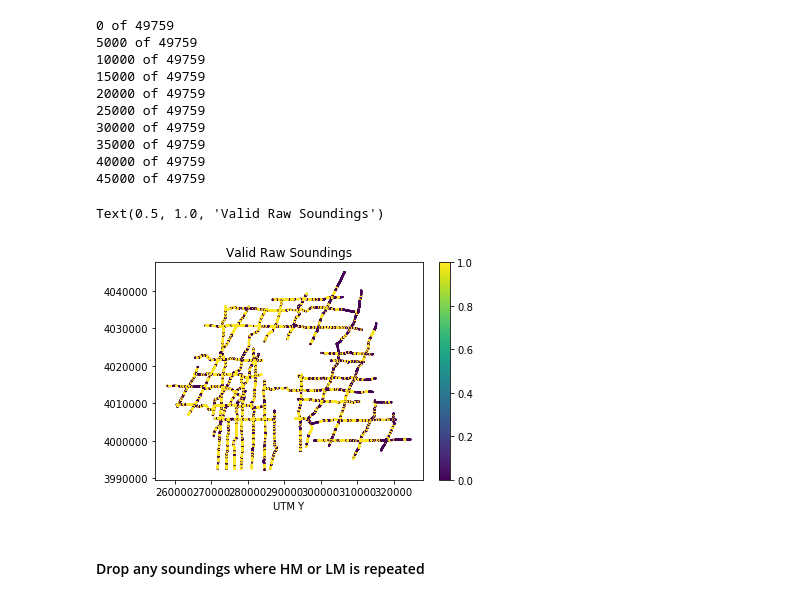
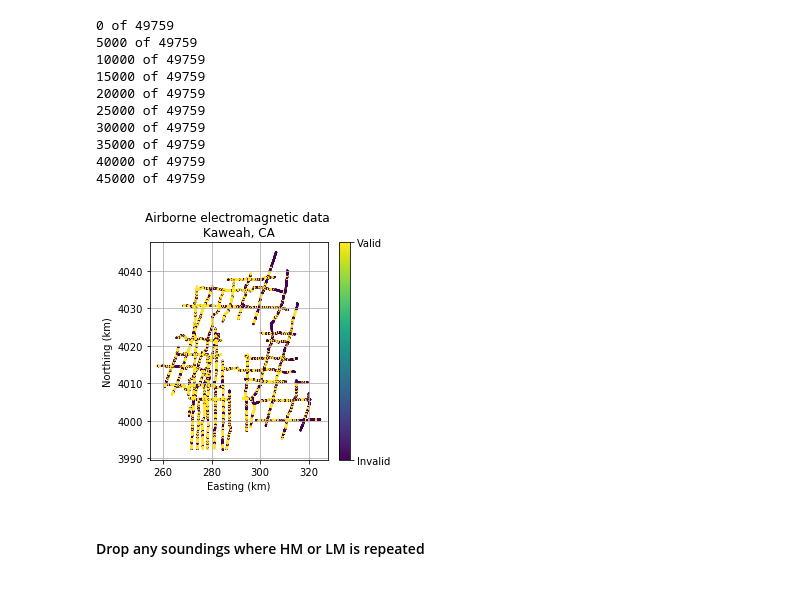
Before and after one commit to ndewar/AEM_ML, a Jupyter notebook: notebook/preprocess_data_Kaweah.ipynb, the cells around one changed output. Saved outputs shown, nothing was run; the diff lists cells and outputs as text; code cells hidden in the pictures.

Commit message:
figure, bibliography

```diff
--- a/notebook/preprocess_data_Kaweah.ipynb
+++ b/notebook/preprocess_data_Kaweah.ipynb
@@ -131,15 +131,19 @@ df_raw = df_raw.assign(closest_ind = closest_ind)
 df_raw = df_raw.assign(VALID = closest_pos <= 30.)
 # %%
 import matplotlib.pyplot as plt
-plt.figure()
-plt.scatter(df_raw.UTMX,df_raw.UTMY,c=df_raw.VALID,s=1)
-plt.colorbar()
-plt.xlabel("UTM X")
-plt.xlabel("UTM Y")
-plt.title("Valid Raw Soundings")
+f,ax = plt.subplots(1,figsize=(4,4))
+plt.scatter(df_raw.UTMX/1000,df_raw.UTMY/1000,c=df_raw.VALID,s=1)
+cb = plt.colorbar()
+cb.set_ticks([0,1])
+cb.set_ticklabels(['Invalid','Valid'])
+plt.xlabel("Easting (km)")
+plt.ylabel("Northing (km)")
+plt.title("Airborne electromagnetic data \nKaweah, CA")
+# cb.set_labels
+ax.grid(True)
+plt.savefig(repo.joinpath('Kaweah_lines.png'),dpi=300,bbox_inches='tight')
 # %% [output]
-Text(0.5, 1.0, 'Valid Raw Soundings')
-[figure, old version]
+[figure, new version]
 # %%
 #Checkpoint
 df_raw.to_pickle(datadir.joinpath('raw_processed.pkl'))
```
Also changed, not shown: 3 other files.
